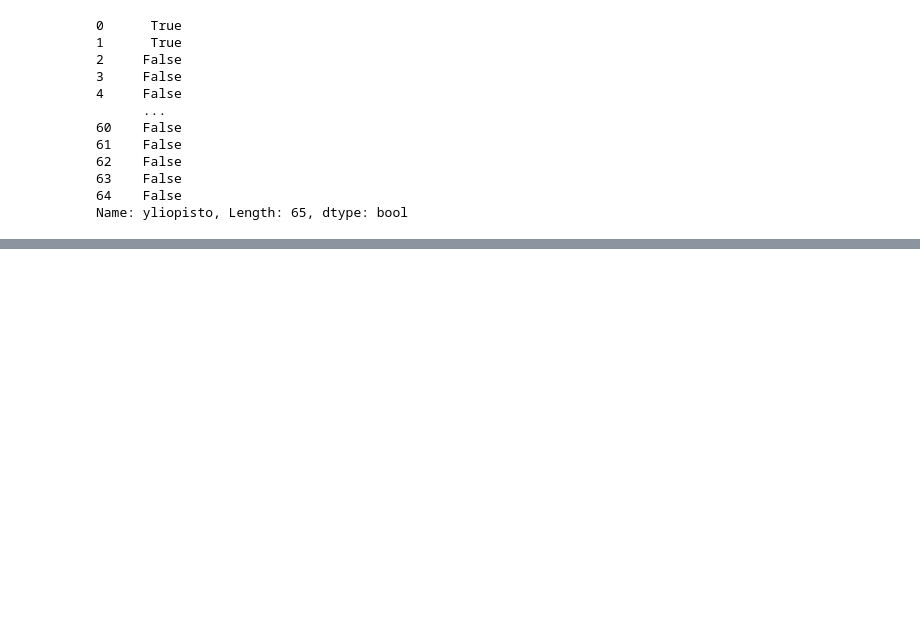
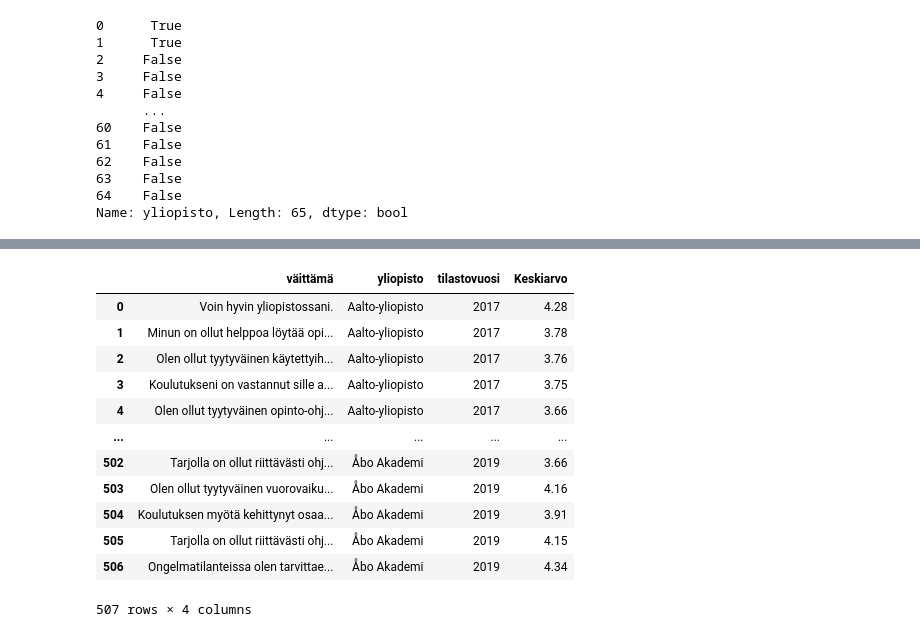
Before and after one commit to nopomi/fin-uni-data-visualization, a Jupyter notebook: data_loading_04_2020.ipynb, the cells around one changed output, grey strips where cells are left out. Saved outputs shown, nothing was run; the diff lists cells and outputs as text; code cells hidden in the pictures; blank space fills up the shorter version.

```diff
--- a/data_loading_04_2020.ipynb
+++ b/data_loading_04_2020.ipynb
@@ -178,0 +255,18 @@ publications.head()
+# %%
+student_feedback = student_feedback[['väittämä', 'yliopisto', 'tilastovuosi', 'Keskiarvo (rahoitusmalli)']]
+# %%
+student_feedback.rename(columns={'Keskiarvo (rahoitusmalli)':'Keskiarvo'})
+# %% [output]
+|  | väittämä | yliopisto | tilastovuosi | Keskiarvo |
+| 0 | Voin hyvin yliopistossani. | Aalto-yliopisto | 2017 | 4.28 |
+| 1 | Minun on ollut helppoa löytää opi... | Aalto-yliopisto | 2017 | 3.78 |
+| 2 | Olen ollut tyytyväinen käytettyih... | Aalto-yliopisto | 2017 | 3.76 |
+| 3 | Koulutukseni on vastannut sille a... | Aalto-yliopisto | 2017 | 3.75 |
+| 4 | Olen ollut tyytyväinen opinto-ohj... | Aalto-yliopisto | 2017 | 3.66 |
+| ... | ... | ... | ... | ... |
+| 502 | Tarjolla on ollut riittävästi ohj... | Åbo Akademi | 2019 | 3.66 |
+| 503 | Olen ollut tyytyväinen vuorovaiku... | Åbo Akademi | 2019 | 4.16 |
+| 504 | Koulutuksen myötä kehittynyt osaa... | Åbo Akademi | 2019 | 3.91 |
+| 505 | Tarjolla on ollut riittävästi ohj... | Åbo Akademi | 2019 | 4.15 |
+| 506 | Ongelmatilanteissa olen tarvittae... | Åbo Akademi | 2019 | 4.34 |
+507 rows × 4 columns
```
Also changed, not shown: parts of 24 cells of this notebook, 4 other files.
